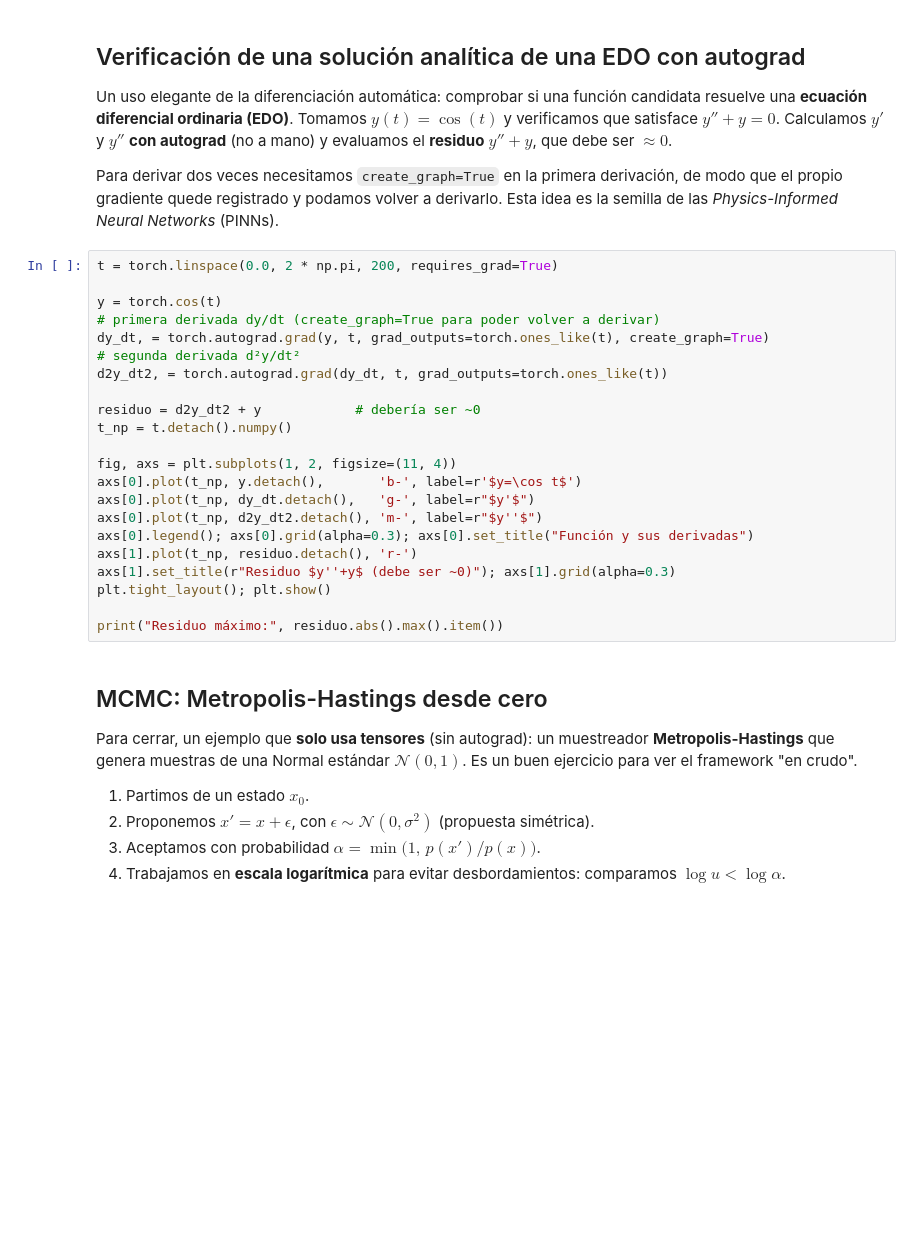
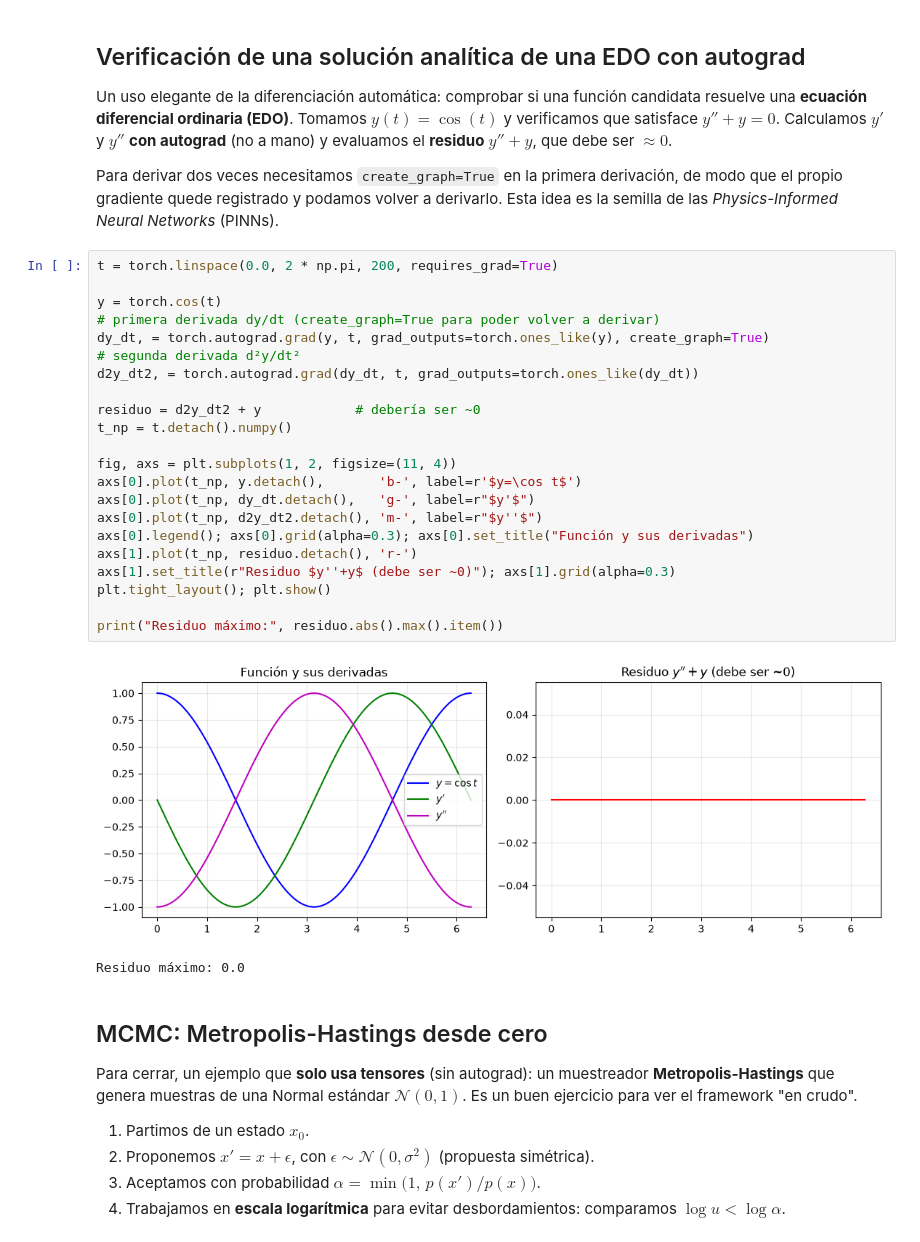
Before and after one commit to MAESTRiA-ESTADiS-CIENCIA-DATOS-Bosque/Deep_Learning_I_Fundamentos, a Jupyter notebook: clase1/01_tensores_pytorch.ipynb, the cells around one changed output. Cells and saved outputs as stored; diff of their text form; blank space fills up the shorter version.

```diff
--- a/clase1/01_tensores_pytorch.ipynb
+++ b/clase1/01_tensores_pytorch.ipynb
@@ -319,25 +463,28 @@ Para derivar dos veces necesitamos `create_graph=True` en la primera derivación
 # %%
 t = torch.linspace(0.0, 2 * np.pi, 200, requires_grad=True)
 
 y = torch.cos(t)
 # primera derivada dy/dt (create_graph=True para poder volver a derivar)
-dy_dt, = torch.autograd.grad(y, t, grad_outputs=torch.ones_like(t), create_graph=True)
+dy_dt, = torch.autograd.grad(y, t, grad_outputs=torch.ones_like(y), create_graph=True)
 # segunda derivada d²y/dt²
-d2y_dt2, = torch.autograd.grad(dy_dt, t, grad_outputs=torch.ones_like(t))
+d2y_dt2, = torch.autograd.grad(dy_dt, t, grad_outputs=torch.ones_like(dy_dt))
 
 residuo = d2y_dt2 + y            # debería ser ~0
 t_np = t.detach().numpy()
 
 fig, axs = plt.subplots(1, 2, figsize=(11, 4))
 axs[0].plot(t_np, y.detach(),       'b-', label=r'$y=\cos t$')
 axs[0].plot(t_np, dy_dt.detach(),   'g-', label=r"$y'$")
 axs[0].plot(t_np, d2y_dt2.detach(), 'm-', label=r"$y''$")
 axs[0].legend(); axs[0].grid(alpha=0.3); axs[0].set_title("Función y sus derivadas")
 axs[1].plot(t_np, residuo.detach(), 'r-')
 axs[1].set_title(r"Residuo $y''+y$ (debe ser ~0)"); axs[1].grid(alpha=0.3)
 plt.tight_layout(); plt.show()
 
 print("Residuo máximo:", residuo.abs().max().item())
+# %% [output]
+[figure, added]
+Residuo máximo: 0.0
 # %% [markdown]
 ## MCMC: Metropolis-Hastings desde cero
 
```
Also changed, not shown: parts of 34 cells of this notebook, 20 other files.
